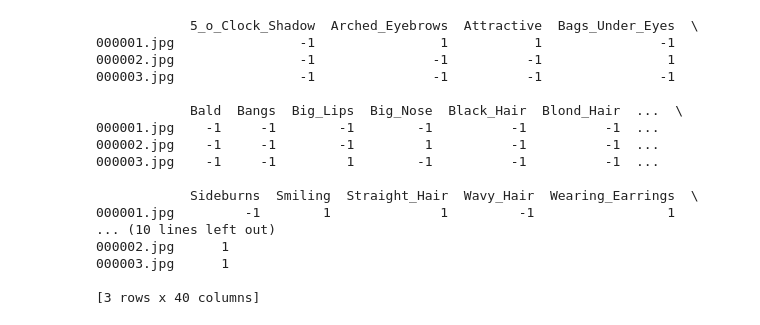
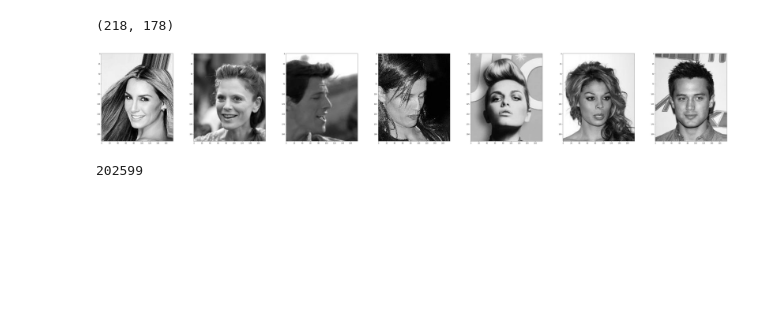
Before and after one commit to EMAT31530/ai-group-project-summer-assessment-oscar, a Jupyter notebook: Intro_AI_Summer_Project_Oscar_Evans_1806113.ipynb, the cells around one changed output. Cells and saved outputs as stored; diff of their text form; code cells hidden in the pictures; blank space fills up the shorter version.

Commit message:
Exploratory Analysis
Visualise some images and labels

```diff
--- a/Intro_AI_Summer_Project_Oscar_Evans_1806113.ipynb
+++ b/Intro_AI_Summer_Project_Oscar_Evans_1806113.ipynb
@@ -29,22 +20,39 @@ TypeError: 'generator' object is not subscriptable
+# %%
+# # read 1000 greyscale images into a list
+# imagePaths = sorted(Path("img_align_celeba").rglob("*.jpg"))
+# images=[]
+# for imageName in tqdm_notebook(imagePaths[:1000]):
+#     img=cv2.imread(str(imageName), cv2.IMREAD_GRAYSCALE)
+#     images.append(img)
+
+# print(len(images))
+# pickle.dump(images, open("1000colour_images.p", "wb" ))
+images=pickle.load(open( "1000colour_images.p", "rb" ))
+# %%
+#### TAKEN FROM A UNIT IN KUL ####
+# visualise images from dataset
+def plot_image_sequence(data, n, imgs_per_row=7, figsize=(10,10), cmap='gray'):
+    n_rows = 1 + int(n/(imgs_per_row+1))
+    n_cols = min(imgs_per_row, n)
+
+    f,ax = plt.subplots(n_rows,n_cols, figsize=(figsize[0]*n_cols,figsize[1]*n_rows))
+    for i in range(n):
+        if n == 1:
+            ax.imshow(data[i], cmap=cmap)
+        elif n_rows > 1:
+            ax[int(i/imgs_per_row),int(i%imgs_per_row)].imshow(data[i], cmap=cmap)
+        else:
+            ax[int(i%n)].imshow(data[i], cmap=cmap)
+    plt.show()
+
+n = 7
+print(images[0].shape)
+plot_image_sequence(images, n)
+# %% [output]
+(218, 178)
+[figure, added]
 # %%
-labels = pd.read_csv('list_attr_celeba.txt', sep='\s+', header=1, index_col=0)
+all_labels = pd.read_csv('list_attr_celeba.txt', sep='\s+', header=1, index_col=0)
+print(len(all_labels))
+# %% [output]
+202599
-# %%
-pp.pprint(labels.head(n=3))
-# %% [output]
-            5_o_Clock_Shadow  Arched_Eyebrows  Attractive  Bags_Under_Eyes  \
-000001.jpg                -1                1           1               -1
-000002.jpg                -1               -1          -1                1
-000003.jpg                -1               -1          -1               -1
-
-            Bald  Bangs  Big_Lips  Big_Nose  Black_Hair  Blond_Hair  ...  \
-000001.jpg    -1     -1        -1        -1          -1          -1  ...
-000002.jpg    -1     -1        -1         1          -1          -1  ...
-000003.jpg    -1     -1         1        -1          -1          -1  ...
-
-            Sideburns  Smiling  Straight_Hair  Wavy_Hair  Wearing_Earrings  \
-000001.jpg         -1        1              1         -1                 1
-... (10 lines left out)
-000002.jpg      1
-000003.jpg      1
-
-[3 rows x 40 columns]
```
Also changed, not shown: parts of 5 cells of this notebook, 1 other file.
